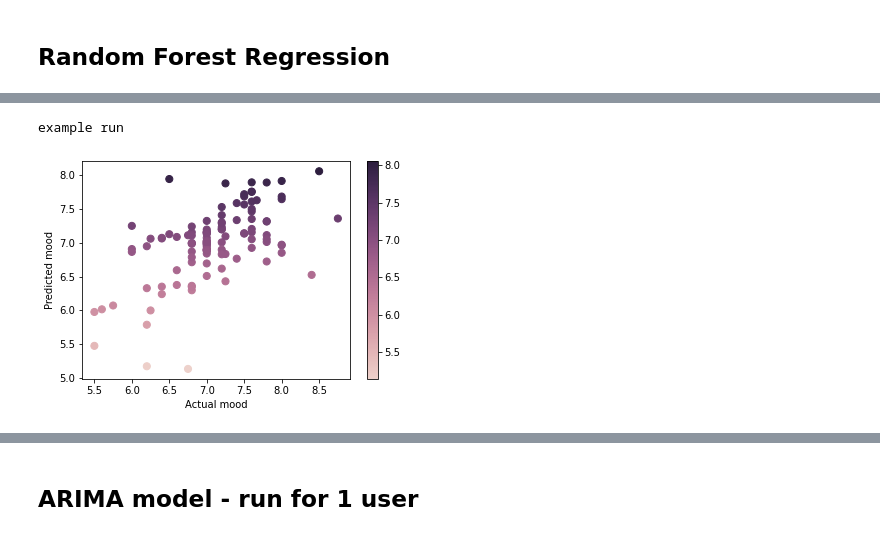
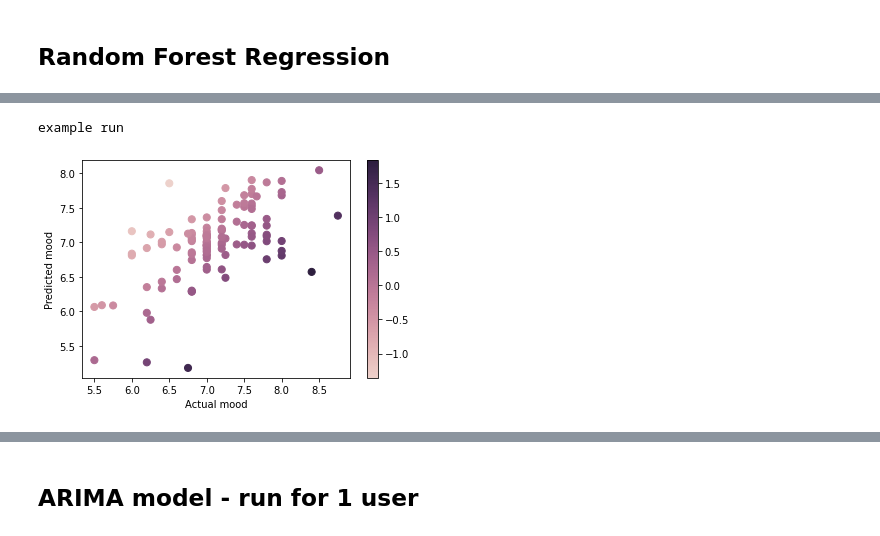
Before and after one commit to wiebetimmers/datamining, a Jupyter notebook: EDA2+classification+models+ARIMA.ipynb, the cells around one changed output, grey strips where cells are left out. Drawn from its saved outputs; the diff is of its cells as text; code cells hidden in the pictures.

```diff
--- a/EDA2+classification+models+ARIMA.ipynb
+++ b/EDA2+classification+models+ARIMA.ipynb
@@ -413,12 +404,15 @@ plt.boxplot(MSE_list_cv_rf)
 # %%
 print('example run')
 cmap = sns.cubehelix_palette(as_cmap=True)
 f, ax = plt.subplots()
-points = ax.scatter(y_val, test_preds, c=test_preds, s=50, cmap=cmap)
+flat_list = [item for sublist in y_val.values for item in sublist]
+y_val = np.array(flat_list)
+difference = np.subtract(y_val, test_preds)
+points = ax.scatter(y_val, test_preds, c=difference, s=50, cmap=cmap)
 ax.set_xlabel('Actual mood')
 ax.set_ylabel('Predicted mood')
 f.colorbar(points)
 plt.show()
 # %% [output]
 example run
-[figure, old version]
+[figure, new version]
```
Also changed, not shown: parts of 11 cells of this notebook.
